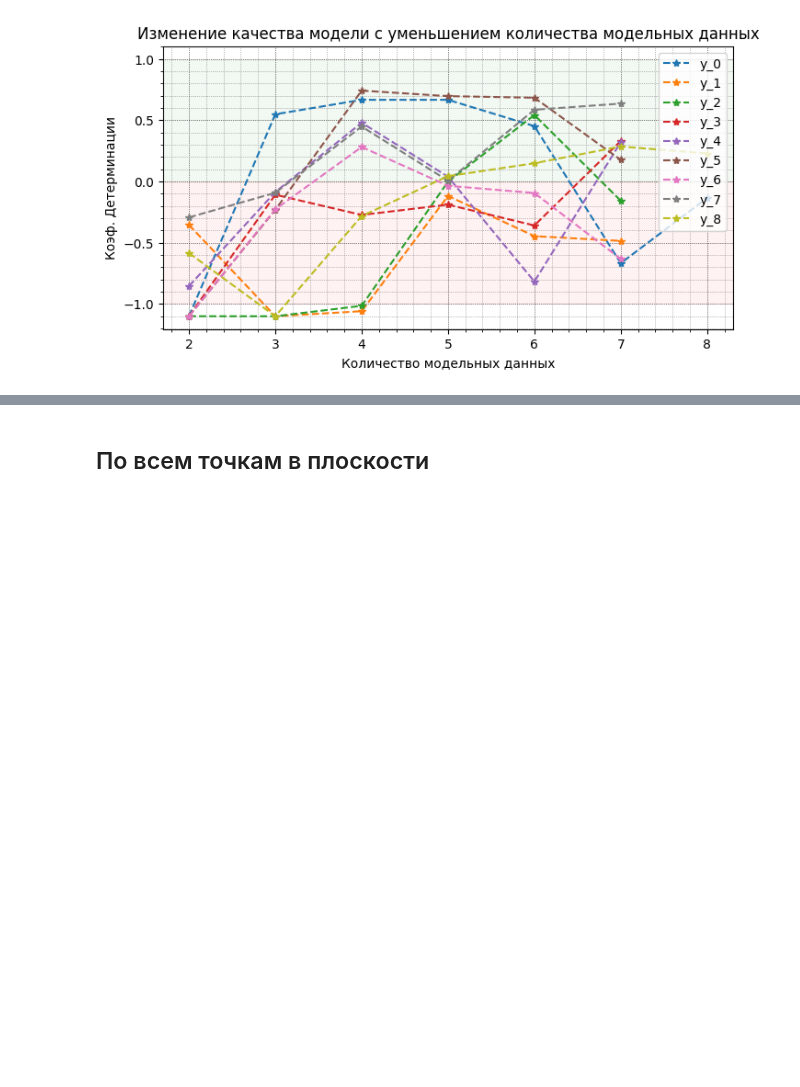
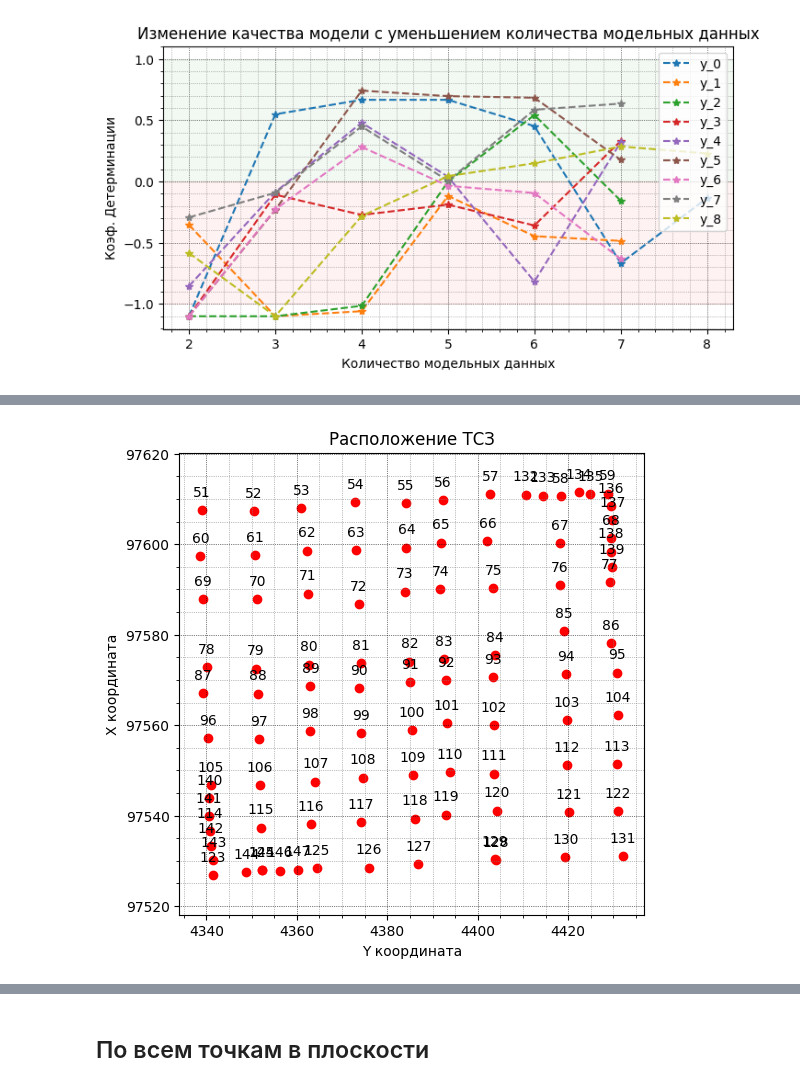
Before and after one commit to MrPain-hub/kriging_for_plaxis, a Jupyter notebook: for_jupy/колич_точек_по_X_и_Y.ipynb, the cells around one changed output, grey strips where cells are left out. Cells and saved outputs as stored; diff of their text form; code cells hidden in the pictures; blank space fills up the shorter version.

```diff
--- a/for_jupy/колич_точек_по_X_и_Y.ipynb
+++ b/for_jupy/колич_точек_по_X_и_Y.ipynb
@@ -555,0 +712,23 @@ plt.show()
+# %%
+boreholes_line = range(160)
+
+df_now = house_3.query("тсз in @boreholes_line").reset_index(drop=True)
+
+plt.figure(figsize=(6, 6))
+y = df_now["x"]
+x = df_now["y"]
+labels = df_now["тсз"]
+for i in range(len(x)):
+    plt.scatter(x[i], y[i], label=f'{labels[i]} ({x[i]}, {y[i]})', color="red")
+    plt.annotate(labels[i], (x[i], y[i]), textcoords="offset points", xytext=(0,10), ha='center')
+
+plt.title('Расположение ТСЗ')
+plt.xlabel('Y координата')
+plt.ylabel('X координата')
+plt.axis('equal')
+plt.grid(which='major', linestyle=':', linewidth='0.5', color='black')
+plt.grid(which='minor', linestyle=':', linewidth='0.5', color='gray')
+plt.minorticks_on()
+plt.show()
+# %% [output]
+[figure, added]
```
Also changed, not shown: parts of 22 cells of this notebook, 3 other files.
